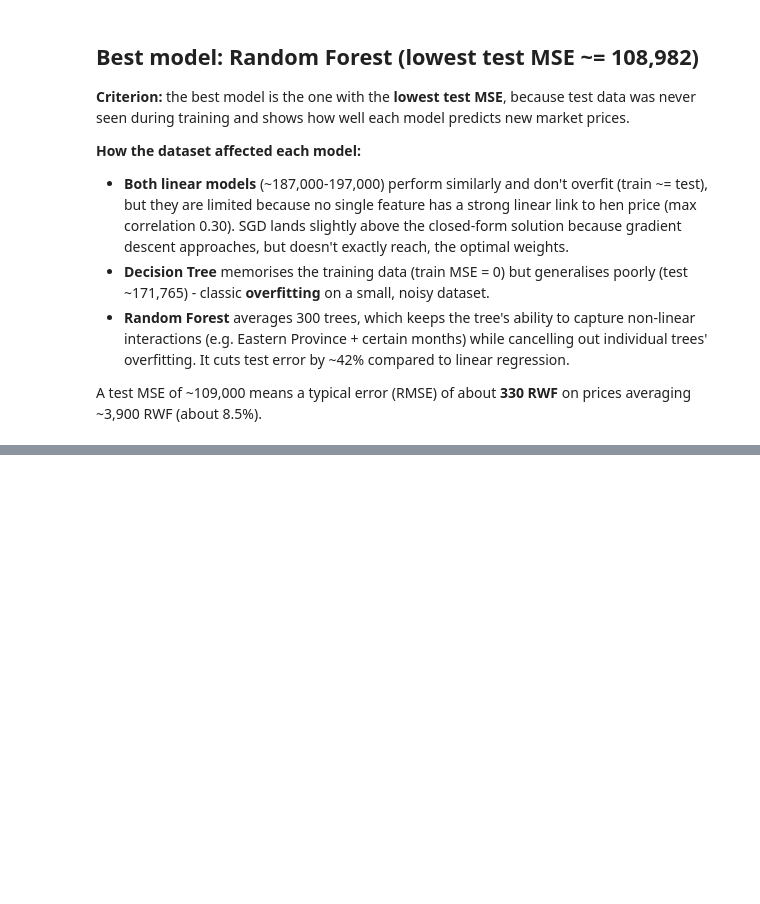
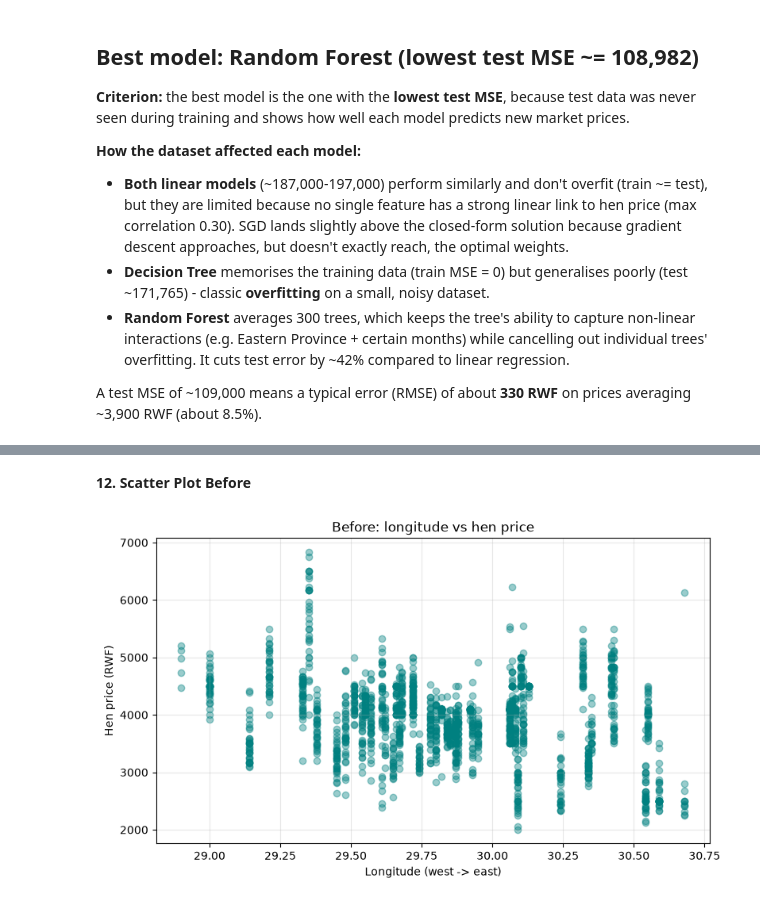
Before and after one commit to Bonesha-5/linear_regression_model, a Jupyter notebook: summative/linear_regression/multivariate.ipynb, the cells around one changed output, grey strips where cells are left out. Drawn from its saved outputs; the diff is of its cells as text; code cells hidden in the pictures; blank space fills up the shorter version.

Commit message:
Notebook part 3: scatter plots, saved best model, one-row prediction

```diff
--- a/summative/linear_regression/multivariate.ipynb
+++ b/summative/linear_regression/multivariate.ipynb
@@ -328,0 +333,12 @@ A test MSE of ~109,000 means a typical error (RMSE) of about **330 RWF** on pric
+# %% [markdown]
+**12. Scatter Plot Before**
+# %%
+plt.figure(figsize=(9, 5))
+plt.scatter(df["longitude"], df["hen_price"], alpha=0.4, color="teal")
+plt.xlabel("Longitude (west -> east)")
+plt.ylabel("Hen price (RWF)")
+plt.title("Before: longitude vs hen price")
+plt.grid(alpha=0.3)
+plt.show()
+# %% [output]
+[figure, added]
```
Also changed, not shown: parts of 9 cells of this notebook, 1 other file.
